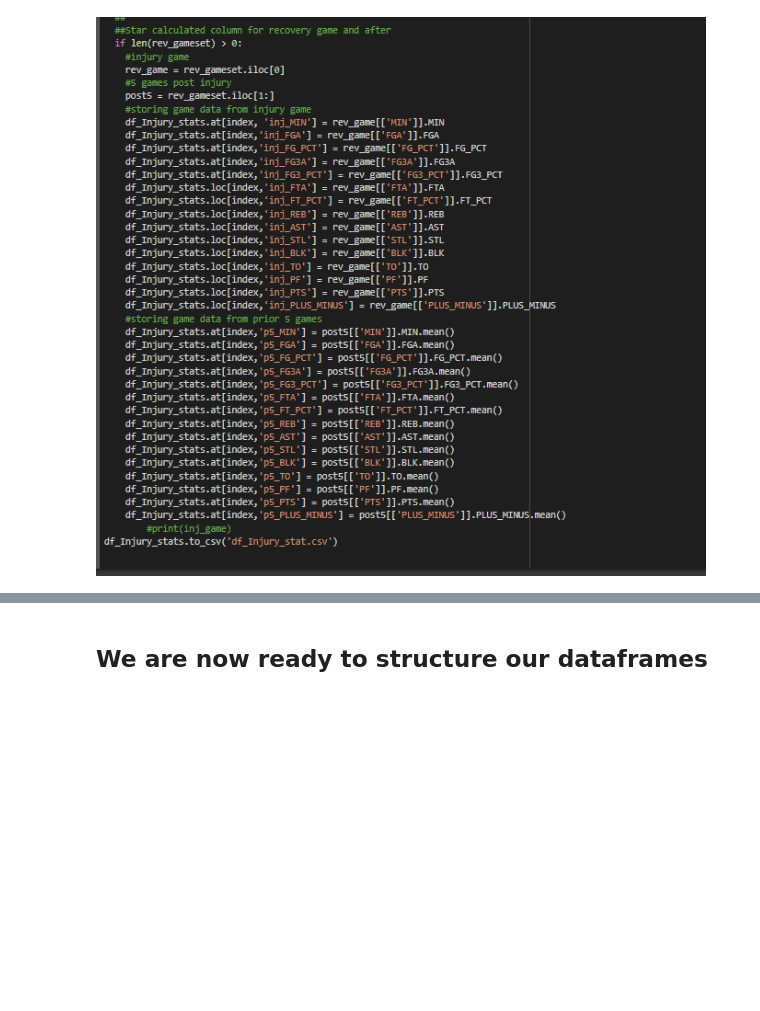
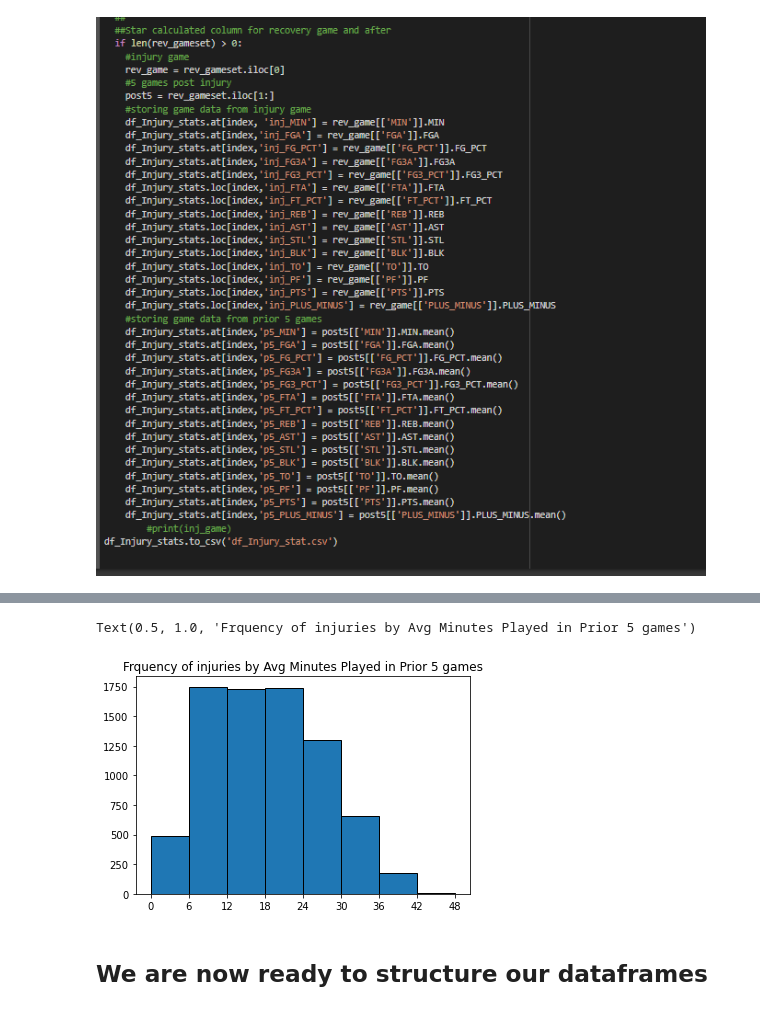
Before and after one commit to cybertraining-dsc/fa20-523-301, a Jupyter notebook: project/project.ipynb, the cells around one changed output, grey strips where cells are left out. Cells and saved outputs as stored; diff of their text form; code cells hidden in the pictures; blank space fills up the shorter version.

```diff
--- a/project/project.ipynb
+++ b/project/project.ipynb
@@ -149,0 +166,7 @@ df_Injury_stats.head()
+# %%
+plt.hist(df_Injury_stats['p5_MIN'], bins=[0, 6, 12, 18, 24, 30, 36, 42, 48], edgecolor='black')
+plt.xticks([0, 6, 12, 18, 24, 30, 36, 42, 48])
+plt.title("Frquency of injuries by Avg Minutes Played in Prior 5 games")
+# %% [output]
+Text(0.5, 1.0, 'Frquency of injuries by Avg Minutes Played in Prior 5 games')
+[figure, added]
```
Also changed, not shown: parts of 5 cells of this notebook.
